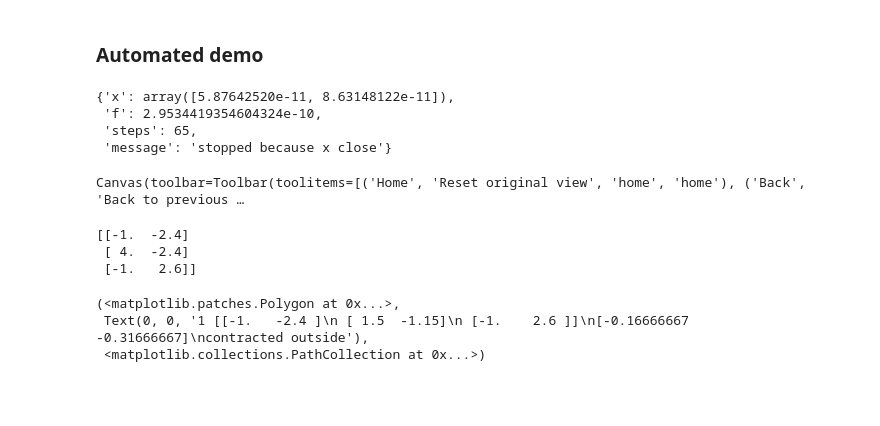
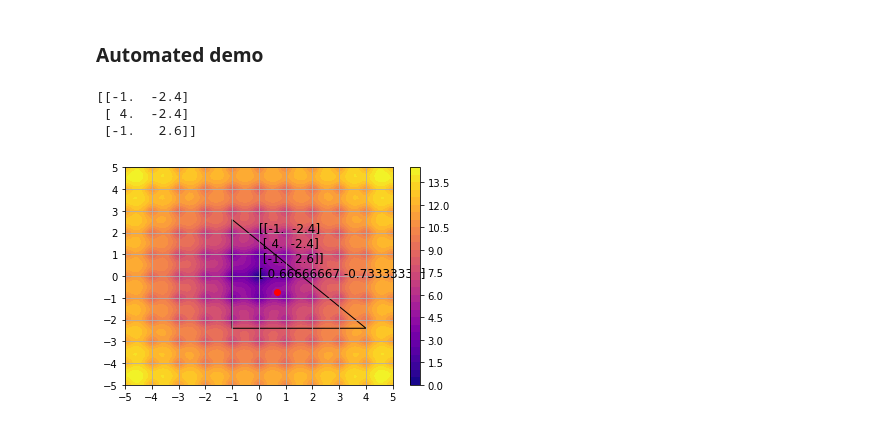
Before and after one commit to mkrooted256/term5-optimization, a Jupyter notebook: lab1/neldermead_debug.ipynb, the cells around one changed output. Saved outputs shown, nothing was run; the diff lists cells and outputs as text; code cells hidden in the pictures; blank space fills up the shorter version.

```diff
--- a/lab1/neldermead_debug.ipynb
+++ b/lab1/neldermead_debug.ipynb
@@ -43,15 +43,11 @@ S0
 
 f = ackley
 # %%
-%matplotlib widget
 
-nm.optimize(f, 2, np.array([xlims,ylims]), init_only=False)
+
+nm.optimize(f, 2, np.array([xlims,ylims]), init_only=True)
-# %% [output]
-{'x': array([5.87642520e-11, 8.63148122e-11]),
- 'f': 2.9534419354604324e-10,
- 'steps': 65,
- 'message': 'stopped because x close'}
 # %%
+%matplotlib inline
 Z = f(*np.meshgrid(X,Y))
 
 fig, ax = plt.subplots()
@@ -79,40 +75,55 @@ def init():
     p.set_xy(nm.S)
     x_c = nm.S.mean(axis=0)
     log.set_text(str(nm.S) + "\n" + str(x_c))
     ax.add_patch(p)
     scat.set_offsets(x_c)
     return p, log, scat
 
 def animate(i):
+    Z = f(*np.meshgrid(X,Y))
+
+    fig, ax = plt.subplots()
+    cf = plt.contourf(X, Y, Z, cmap='plasma', levels=30)
+    plt.xticks(range(xlims[0], xlims[1]+1))
+    plt.yticks(range(ylims[0], ylims[1]+1))
+    fig.colorbar(cf)
+    ax.grid()
+
+    p = Polygon(nm.S, fill=False)
+    log = ax.text(0, 0, '', fontsize=12)
+    x_c = nm.S.mean(axis=0)
+    scat = plt.scatter(0,0, c='r')
+
     nm._step()
     p.set_xy(nm.S)
+    ax.add_patch(p)
     x_c = nm.S.mean(axis=0)
     log.set_text(str(i)+" "+str(nm.S) + "\n" + str(x_c) + "\n" + nm.last_action)
     scat.set_offsets(x_c)
     return p, log, scat
 
-# true_x0 = np.array([2.5, -4])
+true_x0 = np.array([2.5, -4])
 
 
 # ax.scatter(*true_x0, c='g')
 # plt.scatter(*x_0, c='r')
 
 init()
-animate(1)
+# for i in range(7):
+#     animate(i)
+
+plt.show()
 
 # animate(1)
 # animate(2)
 # animate(3)
 # animate(4)
 
 # ani = animation.FuncAnimation(fig, animate, frames=gen, init_func=init,
 #                               interval=250, blit=True)
 # %% [output]
-Canvas(toolbar=Toolbar(toolitems=[('Home', 'Reset original view', 'home', 'home'), ('Back', 'Back to previous …
+[[-1.  -2.4]
+ [ 4.  -2.4]
+ [-1.   2.6]]
-[[-1.  -2.4]
- [ 4.  -2.4]
- [-1.   2.6]]
-(<matplotlib.patches.Polygon at 0x...>,
- Text(0, 0, '1 [[-1.   -2.4 ]\n [ 1.5  -1.15]\n [-1.    2.6 ]]\n[-0.16666667 -0.31666667]\ncontracted outside'),
- <matplotlib.collections.PathCollection at 0x...>)
+[figure, added]
 # %%
```
Also changed, not shown: parts of 5 cells of this notebook, 3 other files.
